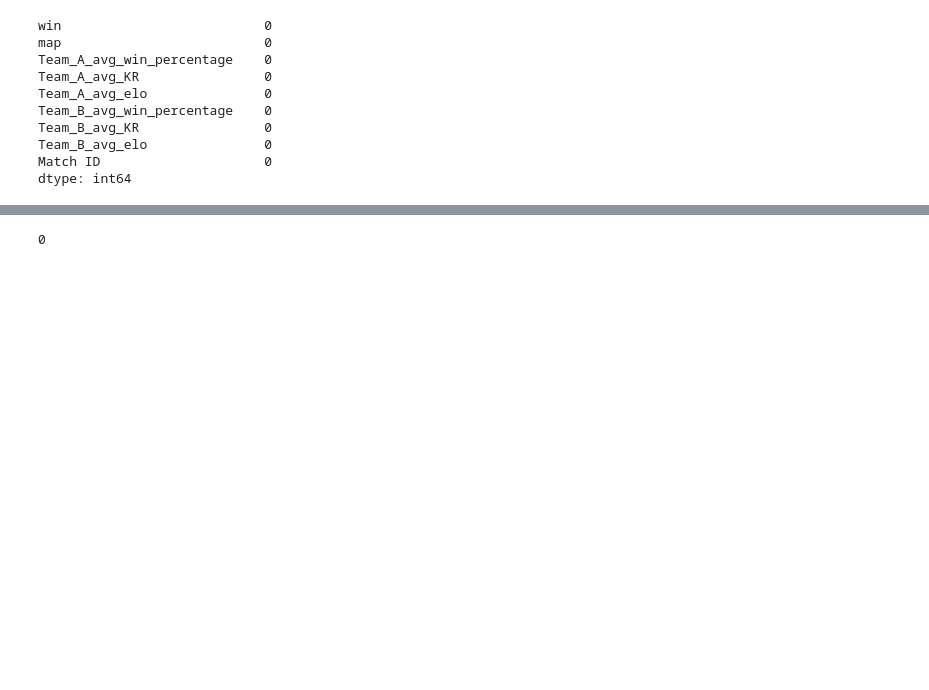
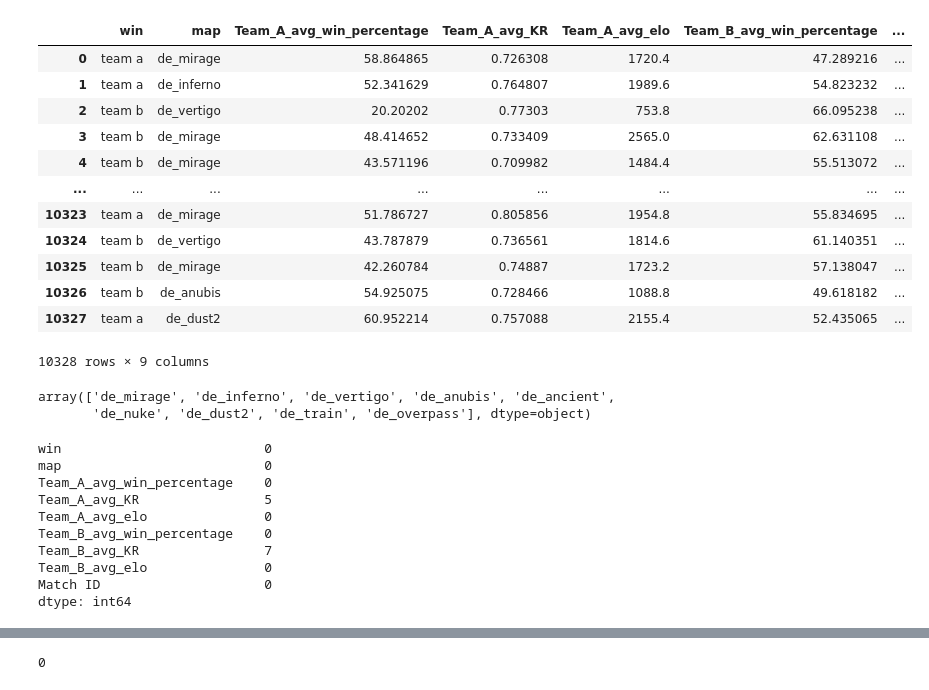
Before and after one commit to Hentoshp/CS2_Win_Prediction, a Jupyter notebook: Win Prediction Model Fitting and Tuning.ipynb, the cells around one changed output, grey strips where cells are left out. Saved outputs shown, nothing was run; the diff lists cells and outputs as text; code cells hidden in the pictures; blank space fills up the shorter version.

```diff
--- a/Win Prediction Model Fitting and Tuning.ipynb
+++ b/Win Prediction Model Fitting and Tuning.ipynb
@@ -30,0 +34,50 @@ data
+# %%
+data_3 = pd.read_excel("data_win_prediction_3.xlsx")
+data_3.columns = ["win", "map",
+                "Team_A_avg_win_percentage",
+                "Team_A_avg_KR", "Team_A_avg_elo",
+                "Team_B_avg_win_percentage",
+                "Team_B_avg_KR", "Team_B_avg_elo",
+                "Match ID"]
+# %%
+data_4 = pd.read_excel("data_win_prediction_4.xlsx")
+data_4.columns = ["win", "map",
+                "Team_A_avg_win_percentage",
+                "Team_A_avg_KR", "Team_A_avg_elo",
+                "Team_B_avg_win_percentage",
+                "Team_B_avg_KR", "Team_B_avg_elo",
+                "Match ID"]
+# %%
+data_5 = pd.read_excel("data_win_prediction_5.xlsx")
+data_5.columns = ["win", "map",
+                "Team_A_avg_win_percentage",
+                "Team_A_avg_KR", "Team_A_avg_elo",
+                "Team_B_avg_win_percentage",
+                "Team_B_avg_KR", "Team_B_avg_elo",
+                "Match ID"]
+# %%
+data_6 = pd.read_excel("data_win_prediction_6.xlsx")
+data_6.columns = ["win", "map",
+                "Team_A_avg_win_percentage",
+                "Team_A_avg_KR", "Team_A_avg_elo",
+                "Team_B_avg_win_percentage",
+                "Team_B_avg_KR", "Team_B_avg_elo",
+                "Match ID"]
+# %%
+data_combined = pd.concat([data_1, data_2, data_3, data_4, data_5, data_6])
+data_combined = data_combined.reset_index(drop = ["index"])
+data_combined
+# %% [output]
+|  | win | map | Team_A_avg_win_percentage | Team_A_avg_KR | Team_A_avg_elo | Team_B_avg_win_percentage | ... |
+| 0 | team a | de_mirage | 58.864865 | 0.726308 | 1720.4 | 47.289216 | ... |
+| 1 | team a | de_inferno | 52.341629 | 0.764807 | 1989.6 | 54.823232 | ... |
+| 2 | team b | de_vertigo | 20.20202 | 0.77303 | 753.8 | 66.095238 | ... |
+| 3 | team b | de_mirage | 48.414652 | 0.733409 | 2565.0 | 62.631108 | ... |
+| 4 | team b | de_mirage | 43.571196 | 0.709982 | 1484.4 | 55.513072 | ... |
+| ... | ... | ... | ... | ... | ... | ... | ... |
+| 10323 | team a | de_mirage | 51.786727 | 0.805856 | 1954.8 | 55.834695 | ... |
+| 10324 | team b | de_vertigo | 43.787879 | 0.736561 | 1814.6 | 61.140351 | ... |
+| 10325 | team b | de_mirage | 42.260784 | 0.74887 | 1723.2 | 57.138047 | ... |
+| 10326 | team b | de_anubis | 54.925075 | 0.728466 | 1088.8 | 49.618182 | ... |
+| 10327 | team a | de_dust2 | 60.952214 | 0.757088 | 2155.4 | 52.435065 | ... |
+10328 rows × 9 columns
@@ -30,0 +92,6 @@ data
+# %%
+# Checking map cleaning
+data_combined.loc[:, "map"].unique()
+# %% [output]
+array(['de_mirage', 'de_inferno', 'de_vertigo', 'de_anubis', 'de_ancient',
+       'de_nuke', 'de_dust2', 'de_train', 'de_overpass'], dtype=object)
@@ -31,14 +101,14 @@ data
 # %%
 # checking for missing data
-data.isna().sum()
+data_combined.isna().sum()
 # %% [output]
 win                          0
 map                          0
 Team_A_avg_win_percentage    0
-Team_A_avg_KR                0
+Team_A_avg_KR                5
 Team_A_avg_elo               0
 Team_B_avg_win_percentage    0
-Team_B_avg_KR                0
+Team_B_avg_KR                7
 Team_B_avg_elo               0
 Match ID                     0
 dtype: int64
```
Also changed, not shown: parts of 39 cells of this notebook, 11 other files.
